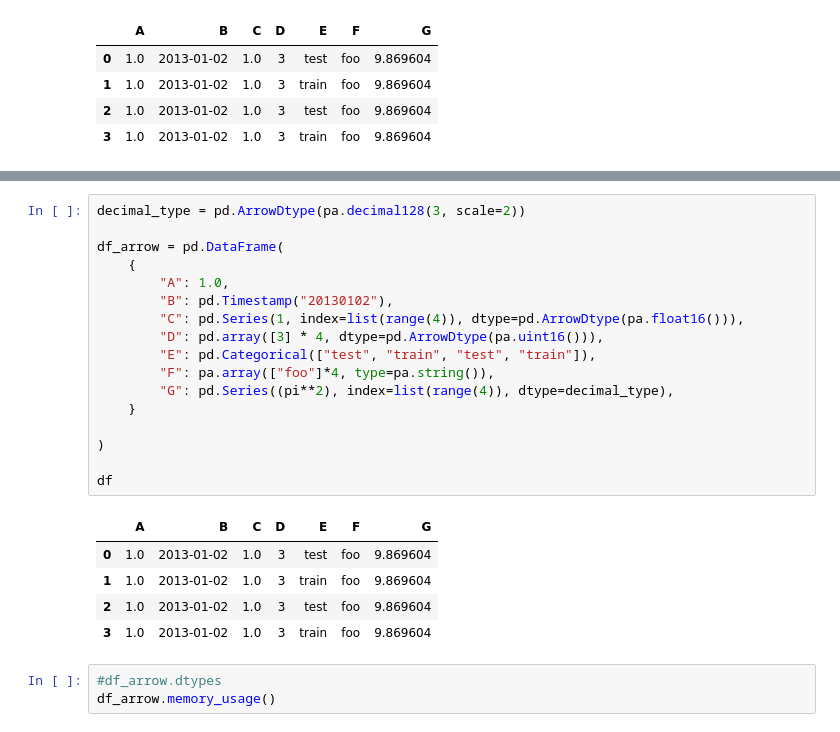
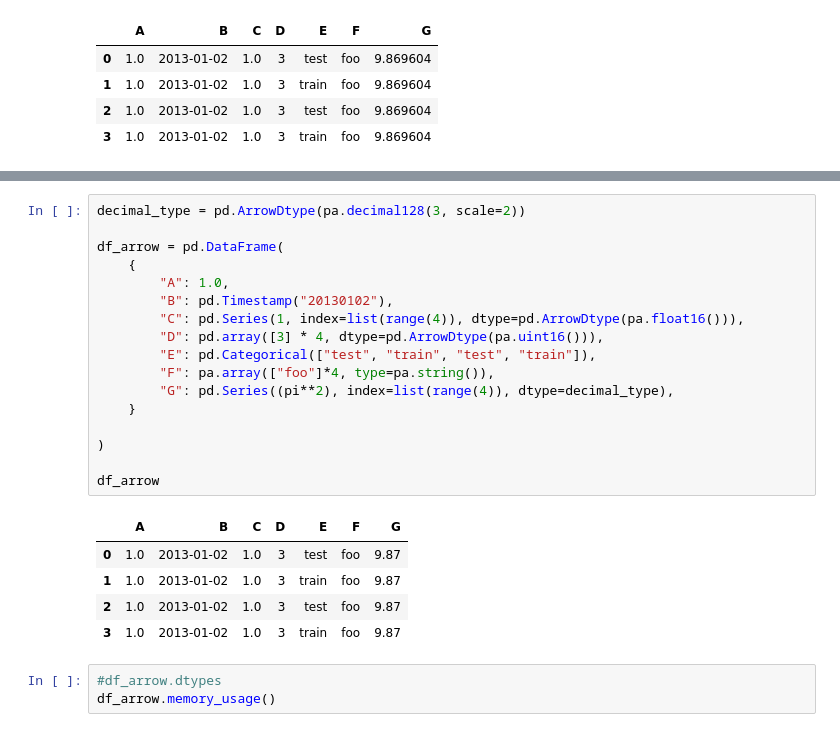
Before and after one commit to juli4n03/cursos, a Jupyter notebook: ModuloPython/Aula08_09_10/ReferenciaPandas.ipynb, the cells around one changed output, grey strips where cells are left out. Saved outputs shown, nothing was run; the diff lists cells and outputs as text.

```diff
--- a/ModuloPython/Aula08_09_10/ReferenciaPandas.ipynb
+++ b/ModuloPython/Aula08_09_10/ReferenciaPandas.ipynb
@@ -63,26 +74,26 @@ dtype: int64
 # %%
 decimal_type = pd.ArrowDtype(pa.decimal128(3, scale=2))
 
 df_arrow = pd.DataFrame(
     {
         "A": 1.0,
         "B": pd.Timestamp("20130102"),
         "C": pd.Series(1, index=list(range(4)), dtype=pd.ArrowDtype(pa.float16())),
         "D": pd.array([3] * 4, dtype=pd.ArrowDtype(pa.uint16())),
         "E": pd.Categorical(["test", "train", "test", "train"]),
         "F": pa.array(["foo"]*4, type=pa.string()),
         "G": pd.Series((pi**2), index=list(range(4)), dtype=decimal_type),
     }
 
 )
 
-df
+df_arrow
 # %% [output]
 |  | A | B | C | D | E | F | G |
-| 0 | 1.0 | 2013-01-02 | 1.0 | 3 | test | foo | 9.869604 |
-| 1 | 1.0 | 2013-01-02 | 1.0 | 3 | train | foo | 9.869604 |
-| 2 | 1.0 | 2013-01-02 | 1.0 | 3 | test | foo | 9.869604 |
-| 3 | 1.0 | 2013-01-02 | 1.0 | 3 | train | foo | 9.869604 |
+| 0 | 1.0 | 2013-01-02 | 1.0 | 3 | test | foo | 9.87 |
+| 1 | 1.0 | 2013-01-02 | 1.0 | 3 | train | foo | 9.87 |
+| 2 | 1.0 | 2013-01-02 | 1.0 | 3 | test | foo | 9.87 |
+| 3 | 1.0 | 2013-01-02 | 1.0 | 3 | train | foo | 9.87 |
 # %%
 #df_arrow.dtypes
 df_arrow.memory_usage()
```
Also changed, not shown: parts of 18 cells of this notebook, 3 other files.
